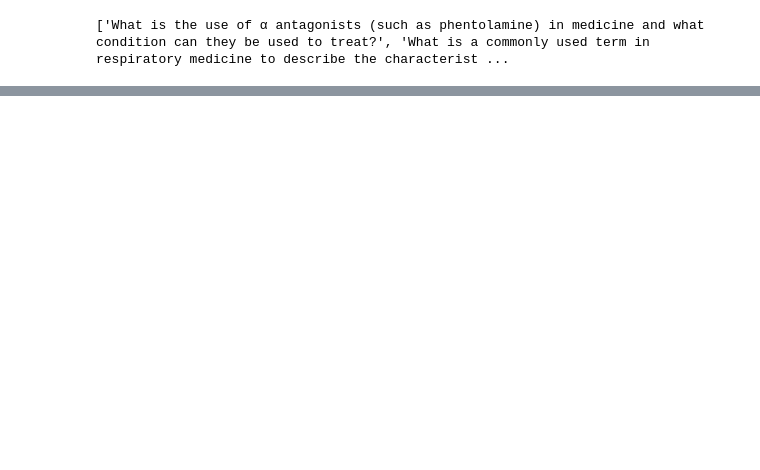
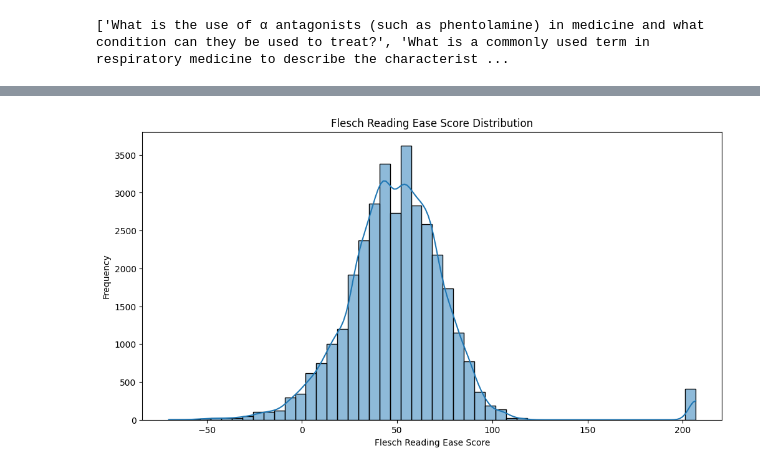
Before and after one commit to Icon1cc/NLP-Polimi-Project, a Jupyter notebook: Practice Models/Rishabh/pre_analysis.ipynb, the cells around one changed output, grey strips where cells are left out. Saved outputs shown, nothing was run; the diff lists cells and outputs as text; code cells hidden in the pictures; blank space fills up the shorter version.

```diff
--- a/Practice Models/Rishabh/pre_analysis.ipynb
+++ b/Practice Models/Rishabh/pre_analysis.ipynb
@@ -112,0 +153,15 @@ KeyError: "Key 'doctor' not present in vocabulary"
+# %%
+import textstat
+
+# Calculate Flesch Reading Ease scores for each document
+df['flesch_reading_ease'] = df['input'].apply(textstat.flesch_reading_ease)
+
+# Visualize the distribution of Flesch Reading Ease scores
+plt.figure(figsize=(12, 6))
+sns.histplot(df['flesch_reading_ease'], bins=50, kde=True)
+plt.title('Flesch Reading Ease Score Distribution')
+plt.xlabel('Flesch Reading Ease Score')
+plt.ylabel('Frequency')
+plt.show()
+# %% [output]
+[figure, added]
```
Also changed, not shown: parts of 5 cells of this notebook.
